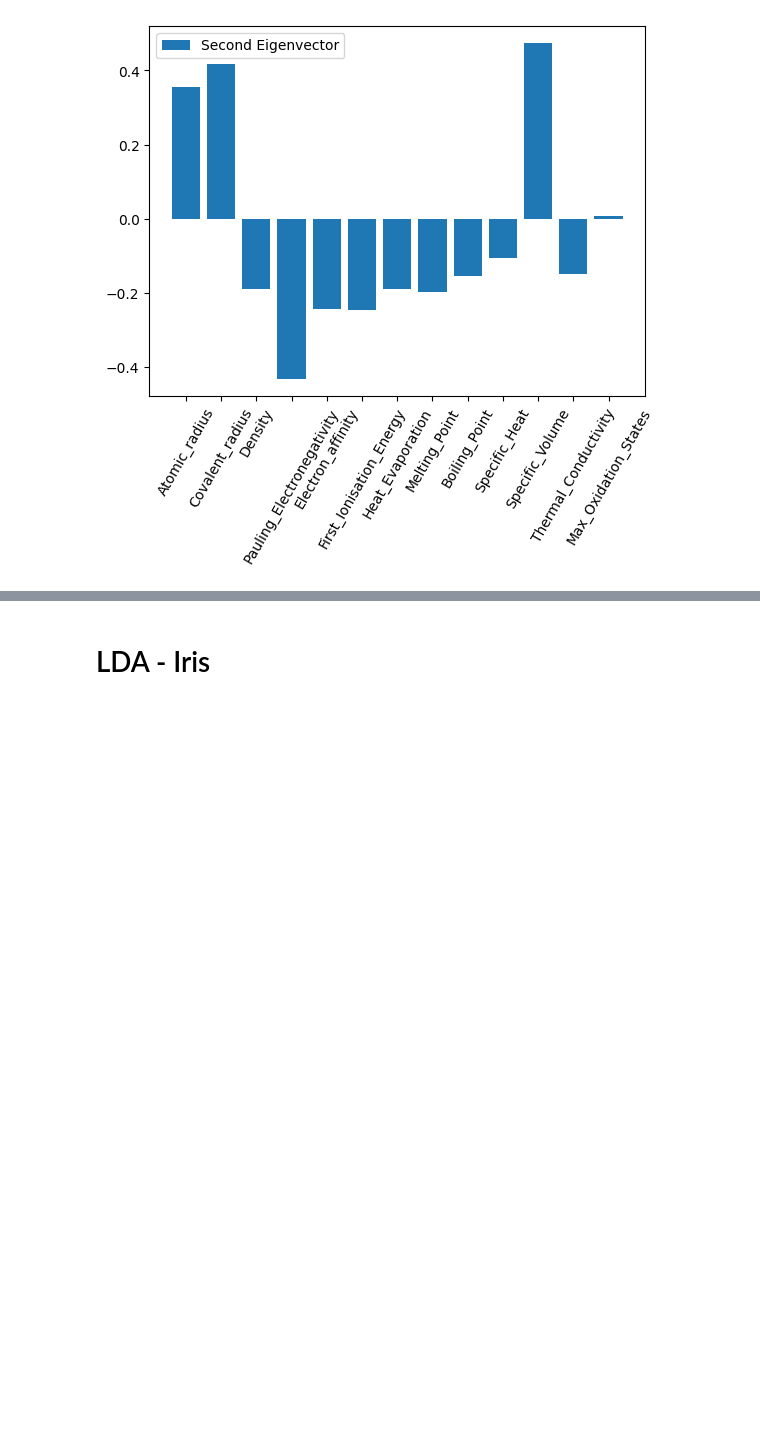
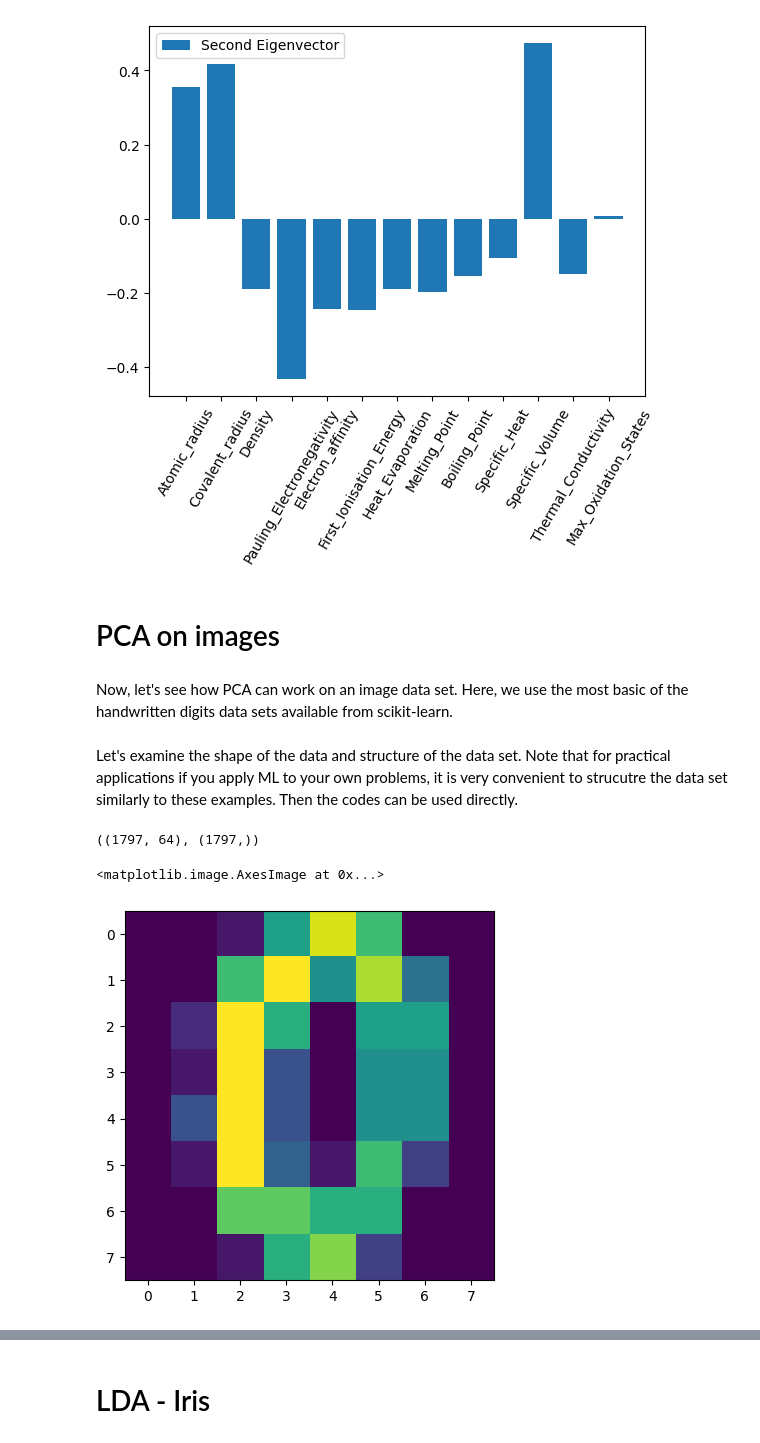
Before and after one commit to SergeiVKalinin/MSE_Fall2023, a Jupyter notebook: Module 4/10_PCA_LDA_Elements.ipynb, the cells around one changed output, grey strips where cells are left out. Cells and saved outputs as stored; diff of their text form; code cells hidden in the pictures; blank space fills up the shorter version.

```diff
--- a/Module 4/10_PCA_LDA_Elements.ipynb
+++ b/Module 4/10_PCA_LDA_Elements.ipynb
@@ -139,3 +143,30 @@ plt.show()
 # %% [output]
 [figure]
 [figure]
+# %% [markdown]
+# PCA on images
+# %% [markdown]
+Now, let's see how PCA can work on an image data set. Here, we use the most basic of the handwritten digits data sets available from scikit-learn.
+# %%
+import numpy as np
+import matplotlib.pyplot as plt
+from sklearn.datasets import load_digits
+from sklearn.decomposition import PCA
+from sklearn.cluster import KMeans
+from sklearn.preprocessing import StandardScaler
+
+# Load the digits dataset
+digits = load_digits()
+X = digits.data
+y = digits.target
+# %% [markdown]
+Let's examine the shape of the data and structure of the data set. Note that for practical applications if you apply ML to your own problems, it is very convenient to strucutre the data set similarly to these examples. Then the codes can be used directly.
+# %%
+X.shape, y.shape
+# %% [output]
+((1797, 64), (1797,))
+# %%
+plt.imshow(X[10,:].reshape(8,8))
+# %% [output]
+<matplotlib.image.AxesImage at 0x...>
+[figure, added]
```
Also changed, not shown: parts of 38 cells of this notebook.
